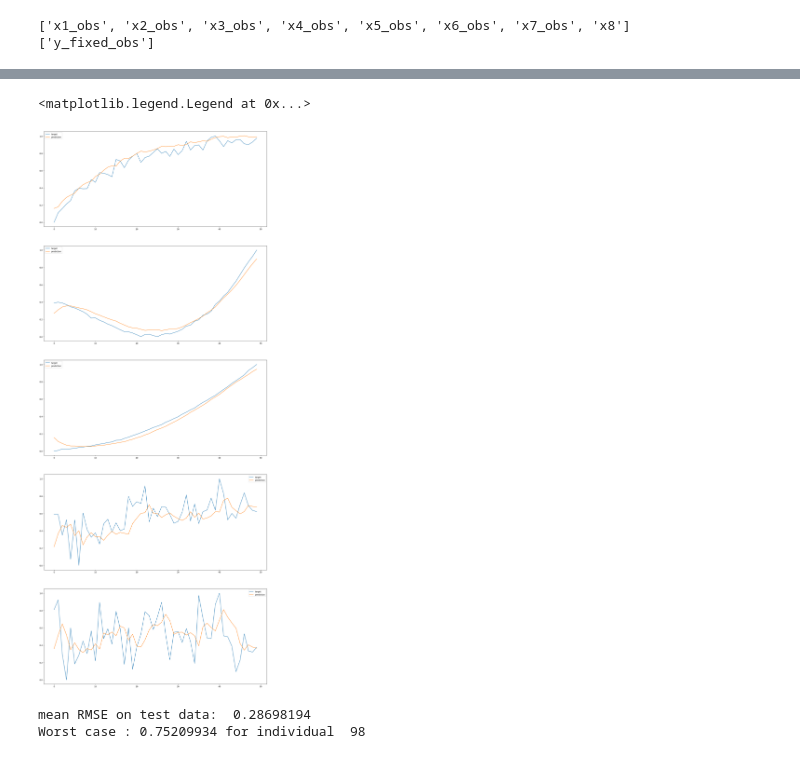
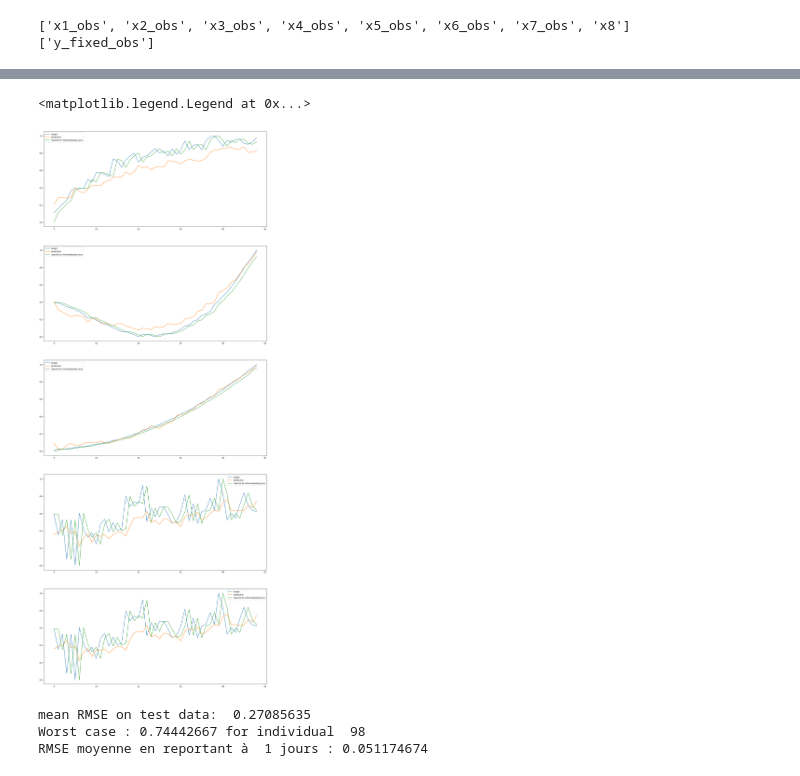
Before and after one commit to FrankwaP/subSISTM, a Jupyter notebook: models/ODE-RNN/Scénario 1.ipynb, the cells around one changed output, grey strips where cells are left out. Drawn from its saved outputs; the diff is of its cells as text; code cells hidden in the pictures.

Commit message:
Ajout de la comparaison avec le report à t+1

```diff
--- a/models/ODE-RNN/Scénario 1.ipynb
+++ b/models/ODE-RNN/Scénario 1.ipynb
@@ -60,7 +60,7 @@ TRAINING_NUMBER = 400
 USE_NOISY_DATA = True
 USE_MIXED_EFFECT = False
 timestep_skip = 1
-MODEL = LSTM
+MODEL = RNN
 # %%
 #data loading
 data = pd.read_csv(CSV_FILE, sep=";", decimal=",")
@@ -122,7 +120,7 @@ model = MODEL(input_size = 9, hidden_size = 25, output_size=1)
 criterion = torch.nn.MSELoss()
 #SGD = Stochastic gradient descent, lr = learning rate
 optimizer = torch.optim.SGD(model.parameters(), lr = 0.01)
-epoch = 5000
+epoch = 500
 # %%
 #Training
 loss_track = []
@@ -136,8 +134,11 @@ for k in range(epoch):
 # %%
 #Results on training
 RMSE_list = []
+baseline = []
 for k in range(len(y_pred)):
-    RMSE_list.append(root_mean_squared_error(y_pred[k].detach().numpy(),target_train[k].detach().numpy()))
+    RMSE_list.append(root_mean_squared_error(y_pred[k, 1:].detach().numpy(),target_train[k, 1:].detach().numpy()))
+    baseline.append(root_mean_squared_error(target_train[k, 1:].detach().numpy(), torch.roll(target_train, 1, 1)[k, 1:]))
 print("mean RMSE on train data: ", np.mean(RMSE_list))
 print("Worst case :", np.max(RMSE_list), "for individual ", np.argmax(RMSE_list))
+print('RMSE moyenne en reportant à ', timestep_skip, 'jours :', np.mean(baseline))
 # %% [output]
@@ -155,32 +163,39 @@ plt.show()
 # %%
 #Plot 4 random curves from training data and worst individual
 n = 5
 ex = randint(1,400, n-1)
 fig, axs = plt.subplots(n)
 fig.set_figwidth(20)
 fig.set_figheight(50)
 for k in range(n-1):
-    axs[k].plot(target_train[ex[k]].detach().numpy(), label= 'target')
-    axs[k].plot(y_pred[ex[k]].detach().numpy(), label= 'prediction')
+    axs[k].plot(target_train[ex[k], 1:].detach().numpy(), label= 'target')
+    axs[k].plot(y_pred[ex[k], 1:].detach().numpy(), label= 'prediction')
+    axs[k].plot(torch.roll(target_train, 1, 1)[ex[k], 1:], label = 'reporté de %timestepskip jours')
     axs[k].legend()
-axs[n-1].plot(target_train[np.argmax(RMSE_list)].detach().numpy(), label= 'target')
-axs[n-1].plot(y_pred[np.argmax(RMSE_list)].detach().numpy(), label= 'prediction')
+pire_ind = np.argmax(RMSE_list)
+axs[n-1].plot(target_train[ex[k], 1:].detach().numpy(), label= 'target')
+axs[n-1].plot(y_pred[ex[k], 1:].detach().numpy(), label= 'prediction')
+axs[n-1].plot(torch.roll(target_train, 1, 1)[ex[k], 1:], label = 'reporté de %timestepskip jours')
 axs[n-1].legend()
 # %% [output]
 <matplotlib.legend.Legend at 0x...>
-[figure, old version]
+[figure, new version]
 # %%
 #RMSE on test data
 y_pred = model(input_test)
 #Results
 RMSE_list = []
+baseline = []
 for k in range(len(y_pred)):
-    RMSE_list.append(root_mean_squared_error(y_pred[k].detach().numpy(),target_train[k].detach().numpy()))
+    RMSE_list.append(root_mean_squared_error(y_pred[k, 1:].detach().numpy(),target_train[k, 1:].detach().numpy()))
+    baseline.append(root_mean_squared_error(target_test[k, 1:].detach().numpy(), torch.roll(target_test, 1, 1)[k, 1:]))
 print("mean RMSE on test data: ", np.mean(RMSE_list))
 print("Worst case :", np.max(RMSE_list), "for individual ", np.argmax(RMSE_list))
+print('RMSE moyenne en reportant à ', timestep_skip, 'jours :', np.mean(baseline))
 # %% [output]
-mean RMSE on test data:  0.28698194
-Worst case : 0.75209934 for individual  98
+mean RMSE on test data:  0.27085635
+Worst case : 0.74442667 for individual  98
+RMSE moyenne en reportant à  1 jours : 0.051174674
 # %%
 #Plot n curves from test data
 n = 10
```
Also changed, not shown: parts of 12 cells of this notebook.
